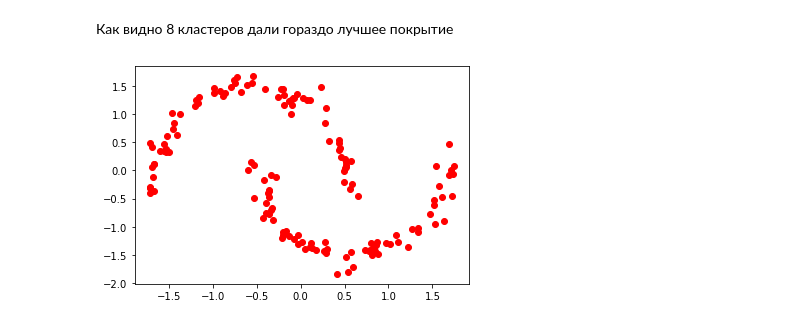
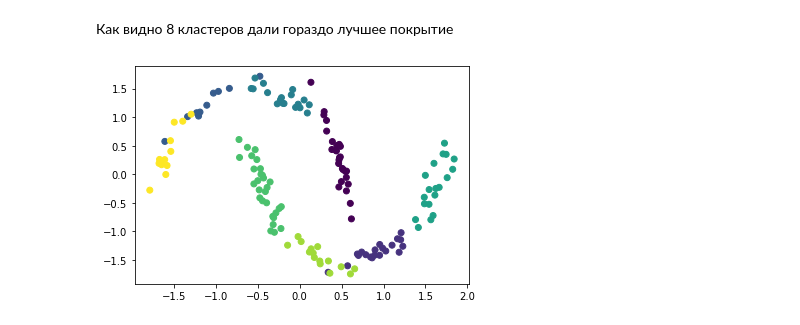
Before and after one commit to BurovNV/MyRepo, a Jupyter notebook: Clust_GMM_EM.ipynb, the cells around one changed output. Cells and saved outputs as stored; diff of their text form; code cells hidden in the pictures.

```diff
--- a/Clust_GMM_EM.ipynb
+++ b/Clust_GMM_EM.ipynb
@@ -77,13 +77,13 @@ plt.scatter(centers[:, 0], centers[:, 1],c='red', s=300, alpha=0.8);
 # %%
 # использование GMM для генерации новых данных с распределением,
 # подобным распределению обучающих данных
 GM_8 = GaussianMixture(n_components=8,
                        covariance_type='full')
 GM_8_cluster = GM_8.fit(x_std)
 GM_8_generator = GM_8_cluster.sample(n_samples=150)
 # генератор вернет список списков!
-plt.scatter(GM_8_generator[0][:, 0], GM_8_generator[0][:, 1], c='red')
+plt.scatter(GM_8_generator[0][:, 0], GM_8_generator[0][:, 1], c=GM_8_generator[1])
 #plt.scatter(x_std[:, 0], x_std[:, 1], c=y)
 plt.show();
 # %% [output]
-[figure, old version]
+[figure, new version]
```
